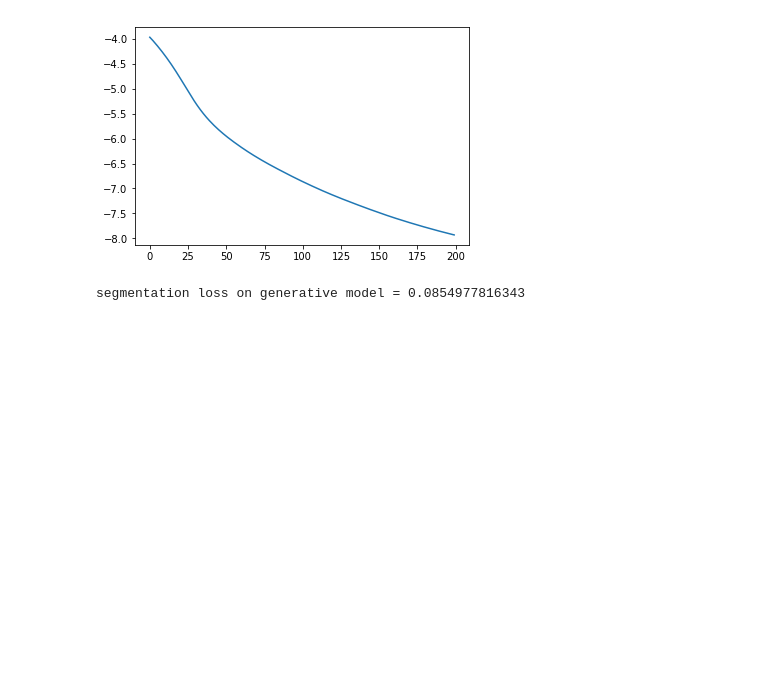
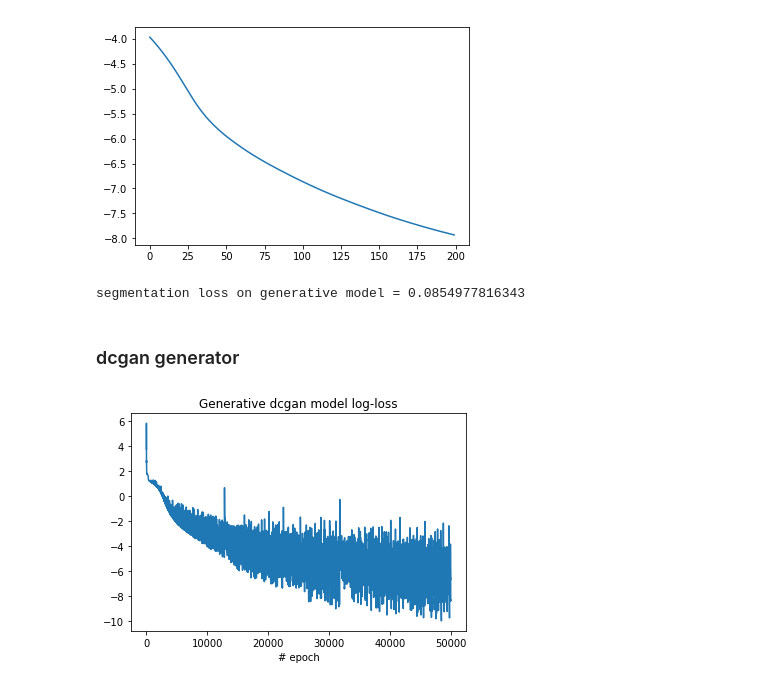
Before and after one commit to ashysheya/research_project, a Jupyter notebook: training_baseline_unet.ipynb, the cells around one changed output. Saved outputs shown, nothing was run; the diff lists cells and outputs as text; code cells hidden in the pictures; blank space fills up the shorter version.

```diff
--- a/training_baseline_unet.ipynb
+++ b/training_baseline_unet.ipynb
@@ -278,3 +286,22 @@ plt.show()
 print('segmentation loss on generative model = {}'.format(segm_loss))
 # %% [output]
 segmentation loss on generative model = 0.0854977816343
+# %% [markdown]
+### dcgan generator
+# %%
+dcgan = NetG(z_dim=512).cuda()
+img_loss = ImageLoss()
+segm_loss = SegmentationLoss()
+# %%
+dcgan_loss = train_generative_unet(net=dcgan, train_images=train_images,
+                                   train_segmentation=train_segmentation,
+                                   segm_loss=segm_loss, img_loss=img_loss,
+                                   without_segmentation=80, z_input=z_input,
+                                   print_history=50001, num_epochs=50000)
+# %%
+plt.plot(np.log(np.array(dcgan_loss)))
+plt.title('Generative dcgan model log-loss')
+plt.xlabel('# epoch')
+plt.show()
+# %% [output]
+[figure, added]
```
Also changed, not shown: parts of 14 cells of this notebook.
